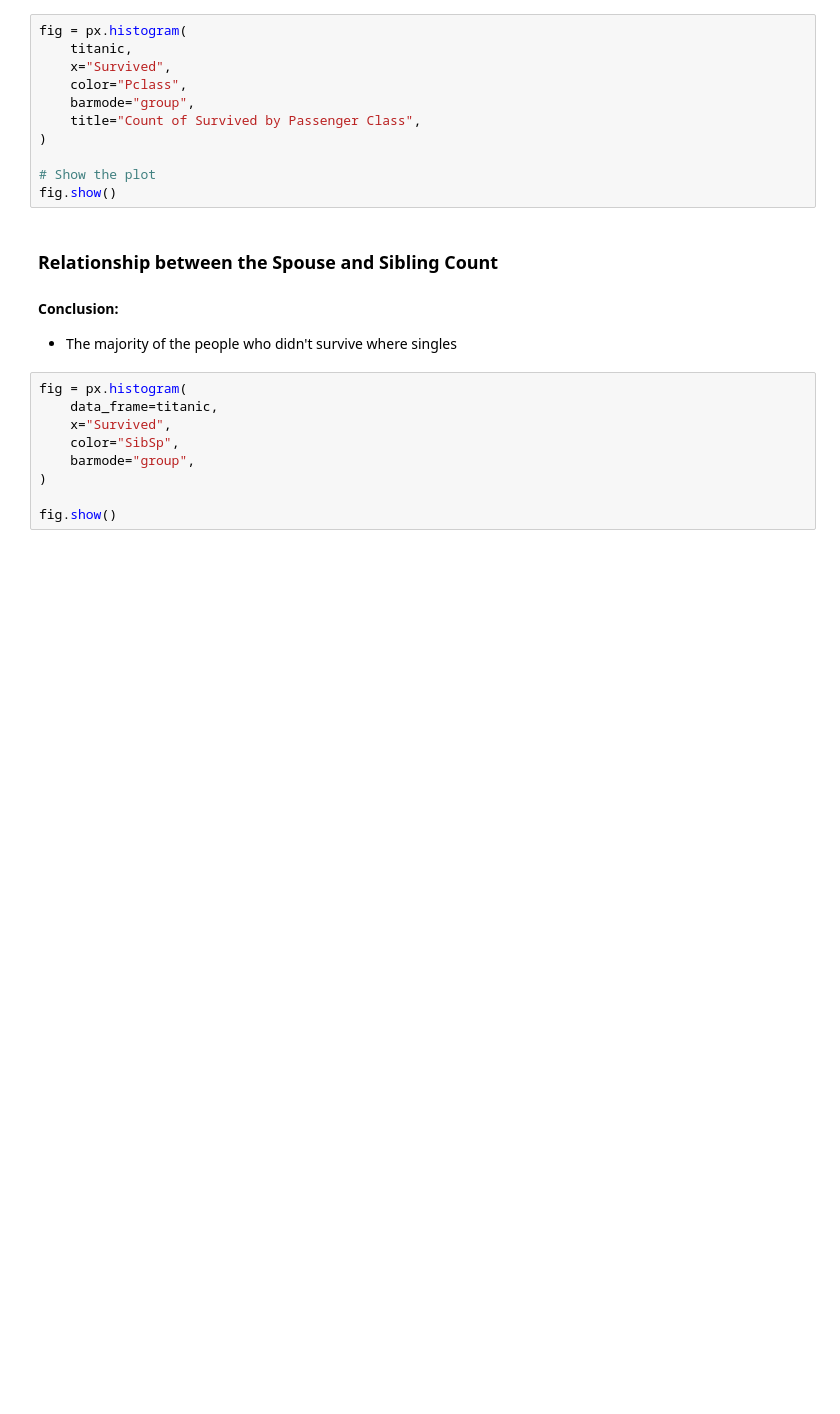
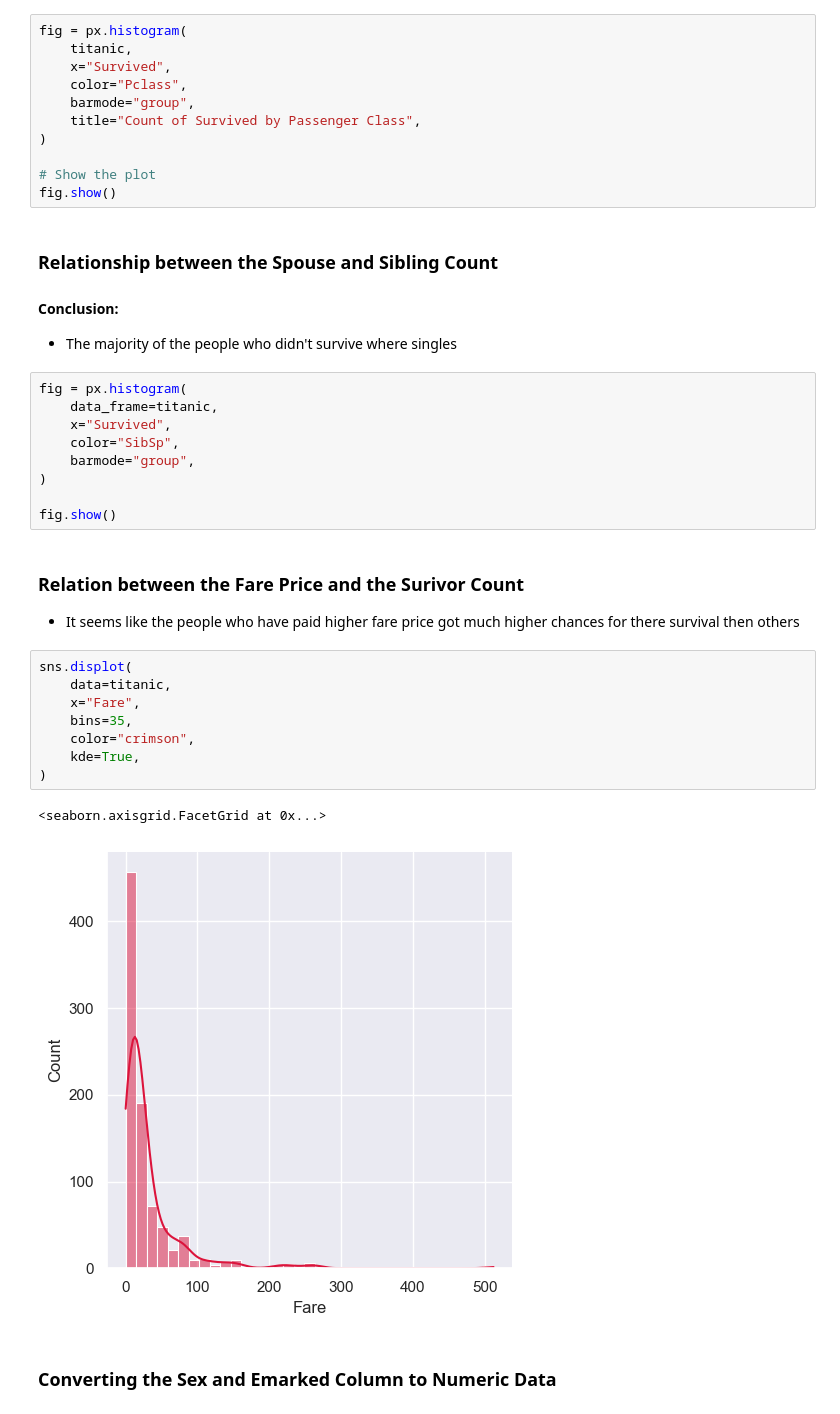
Before and after one commit to ahmedyar7/Machine-Learning-Projects, a Jupyter notebook: Titanic Survival Prediction/main.ipynb, the cells around one changed output. Cells and saved outputs as stored; diff of their text form; blank space fills up the shorter version.

```diff
--- a/Titanic Survival Prediction/main.ipynb
+++ b/Titanic Survival Prediction/main.ipynb
@@ -162,3 +162,20 @@ fig = px.histogram(
 )
 
 fig.show()
+# %% [markdown]
+### Relation between the Fare Price and the Surivor Count
+
+- It seems like the people who have paid higher fare price got much higher chances for there survival then others
+# %%
+sns.displot(
+    data=titanic,
+    x="Fare",
+    bins=35,
+    color="crimson",
+    kde=True,
+)
+# %% [output]
+<seaborn.axisgrid.FacetGrid at 0x...>
+[figure, added]
+# %% [markdown]
+### Converting the Sex and Emarked Column to Numeric Data
```
Also changed, not shown: parts of 13 cells of this notebook.
